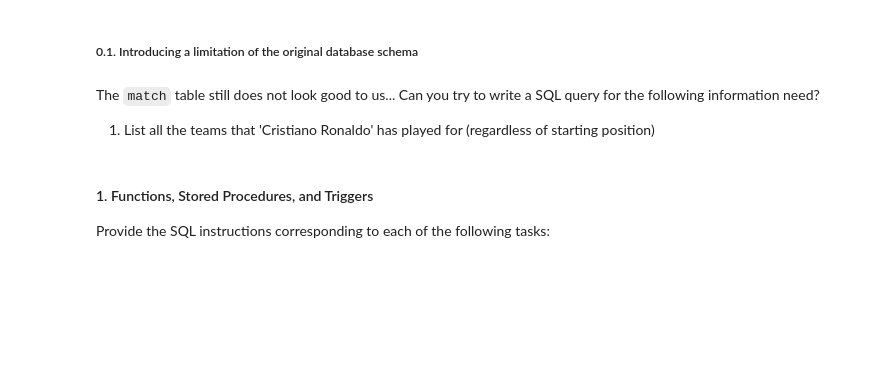
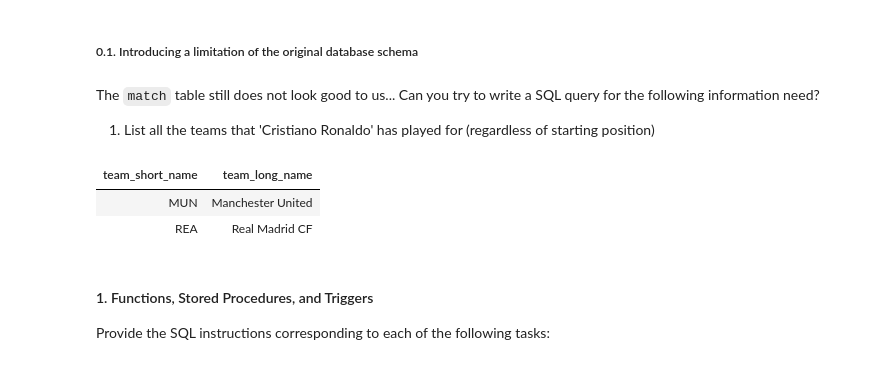
Before and after one commit to MargaridaEstrela/ISDB, a Jupyter notebook: 2 P2 Project/G2-p2-project.ipynb, the cells around one changed output. Drawn from its saved outputs; the diff is of its cells as text; code cells hidden in the pictures; blank space fills up the shorter version.

Commit message:
Ronaldo query improved

```diff
--- a/2 P2 Project/G2-p2-project.ipynb
+++ b/2 P2 Project/G2-p2-project.ipynb
@@ -223,6 +223,45 @@ The `match` table still does not look good to us... Can you try to write a SQL q
 # %%
 %%sql psql
 -- WILL NOT BE EVALUATED - We will be implementing a solution for this problem in the next section.
+WITH selected_player AS (
+    SELECT player_api_id
+    FROM Player
+    WHERE player_name = 'Cristiano Ronaldo'
+)
+SELECT DISTINCT t.team_short_name, t.team_long_name
+FROM match m
+JOIN team t
+  ON (m.home_team_api_id = t.team_api_id AND (
+        m.home_player_1 = (SELECT player_api_id FROM selected_player) OR
+        m.home_player_2 = (SELECT player_api_id FROM selected_player) OR
+        m.home_player_3 = (SELECT player_api_id FROM selected_player) OR
+        m.home_player_4 = (SELECT player_api_id FROM selected_player) OR
+        m.home_player_5 = (SELECT player_api_id FROM selected_player) OR
+        m.home_player_6 = (SELECT player_api_id FROM selected_player) OR
+        m.home_player_7 = (SELECT player_api_id FROM selected_player) OR
+        m.home_player_8 = (SELECT player_api_id FROM selected_player) OR
+        m.home_player_9 = (SELECT player_api_id FROM selected_player) OR
+        m.home_player_10 = (SELECT player_api_id FROM selected_player) OR
+        m.home_player_11 = (SELECT player_api_id FROM selected_player)
+      ))
+  OR (m.away_team_api_id = t.team_api_id AND (
+        m.away_player_1 = (SELECT player_api_id FROM selected_player) OR
+        m.away_player_2 = (SELECT player_api_id FROM selected_player) OR
+        m.away_player_3 = (SELECT player_api_id FROM selected_player) OR
+        m.away_player_4 = (SELECT player_api_id FROM selected_player) OR
+        m.away_player_5 = (SELECT player_api_id FROM selected_player) OR
+        m.away_player_6 = (SELECT player_api_id FROM selected_player) OR
+        m.away_player_7 = (SELECT player_api_id FROM selected_player) OR
+        m.away_player_8 = (SELECT player_api_id FROM selected_player) OR
+        m.away_player_9 = (SELECT player_api_id FROM selected_player) OR
+        m.away_player_10 = (SELECT player_api_id FROM selected_player) OR
+        m.away_player_11 = (SELECT player_api_id FROM selected_player)
+      ))
+;
+# %% [output]
+| team_short_name | team_long_name |
+| MUN | Manchester United |
+| REA | Real Madrid CF |
 # %% [markdown]
 #### 1. Functions, Stored Procedures, and Triggers
 
```
